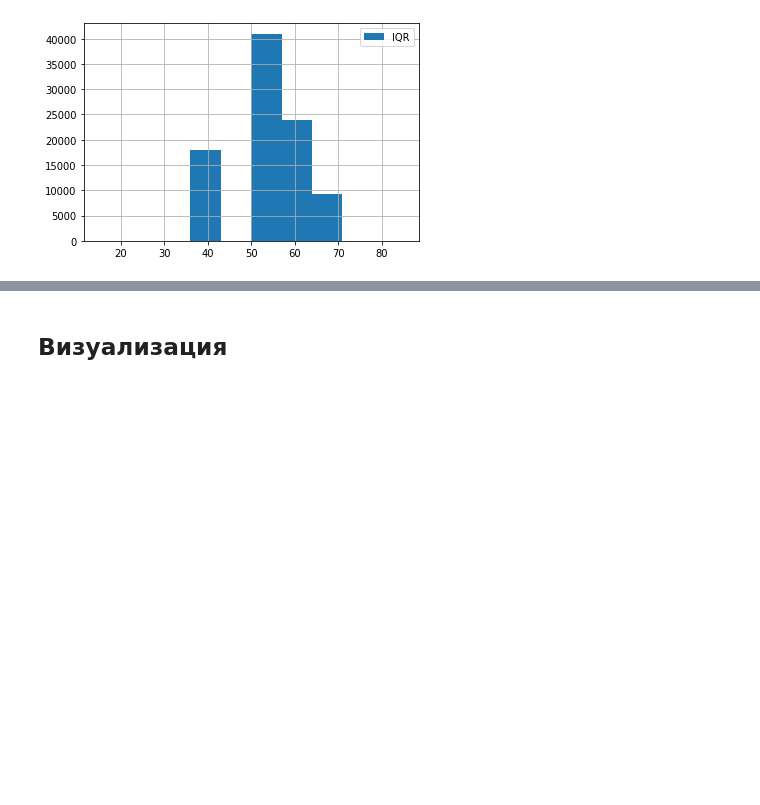
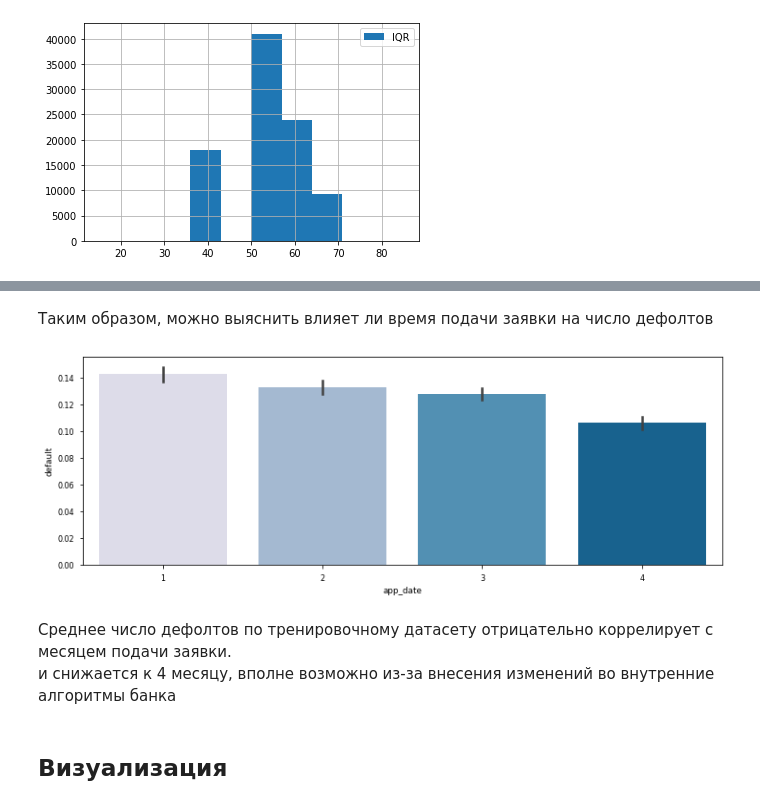
Before and after one commit to Desolitto/skillfactory_rds, a Jupyter notebook: module_4/credit-scoring-notebook.ipynb, the cells around one changed output, grey strips where cells are left out. Cells and saved outputs as stored; diff of their text form; code cells hidden in the pictures; blank space fills up the shorter version.

```diff
--- a/module_4/credit-scoring-notebook.ipynb
+++ b/module_4/credit-scoring-notebook.ipynb
@@ -404,2 +471,14 @@ sns.heatmap(train[num_cols].corr().abs(), vmin=0, vmax=1, annot=True)
+# %% [markdown]
+Таким образом, можно выяснить влияет ли время подачи заявки на число дефолтов
+# %%
+
+plt.subplots(figsize=(12, 4))
+color_text = plt.get_cmap('PuBu')
+sns.barplot(data=df[df['Train']==1], x=df.loc[df['Train']==1,'app_date'].dt.month, y='default', palette="PuBu");
+# %% [output]
+[figure, added]
+# %% [markdown]
+Среднее число дефолтов по тренировочному датасету отрицательно коррелирует с месяцем подачи заявки.
+и снижается к 4 месяцу, вполне возможно из-за внесения изменений во внутренние алгоритмы банка
 # %% [markdown]
 ## Визуализация
```
Also changed, not shown: parts of 58 cells of this notebook.
